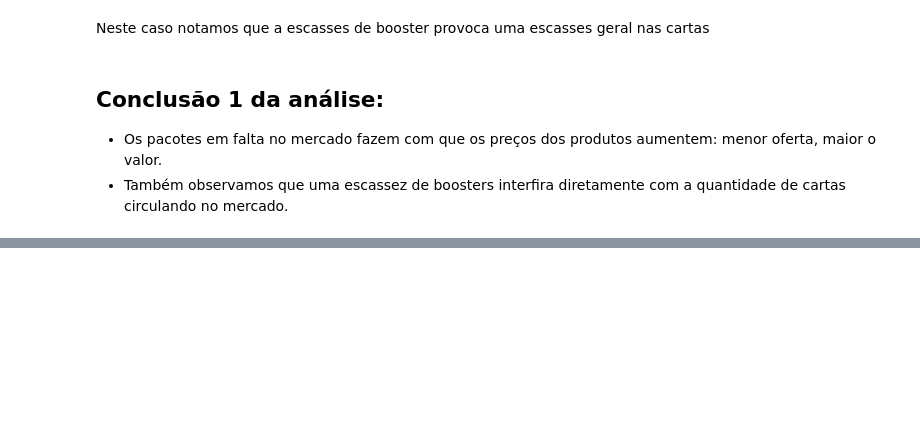
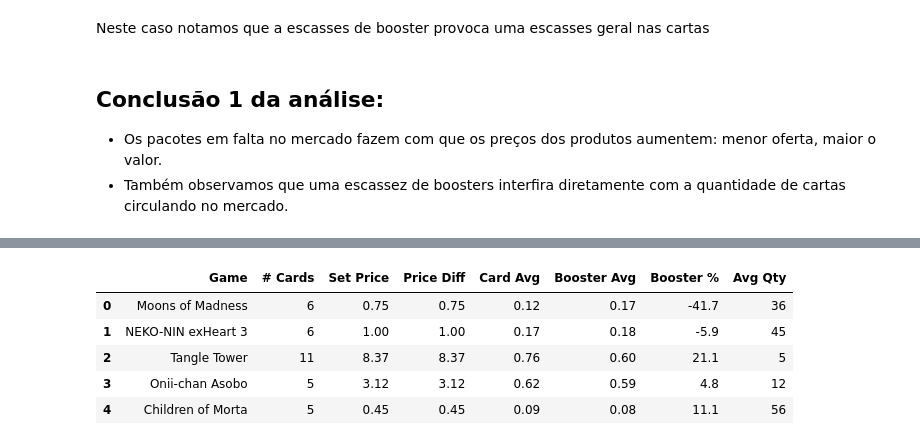
Before and after one commit to Zorug/Steam-Stuff, a Jupyter notebook: Steam_analisando_dados.ipynb, the cells around one changed output, grey strips where cells are left out. Saved outputs shown, nothing was run; the diff lists cells and outputs as text; code cells hidden in the pictures; blank space fills up the shorter version.

```diff
--- a/Steam_analisando_dados.ipynb
+++ b/Steam_analisando_dados.ipynb
@@ -103,7 +105,7 @@ Name: Booster Avg, dtype: float64
 # %% [markdown]
 9% não possuem dados de entrada de média de booster, isso acontece por eles estarem raros, não possuindo ofertas no mercado
 # %%
-dados['Existe Booster'] = ~dados['Booster Avg'].isnull()
+dados['Booster on Market'] = ~dados['Booster Avg'].isnull()
 # %%
 dados.head()
 # %% [output]
@@ -197,0 +205,10 @@ Neste caso notamos que a escasses de booster provoca uma escasses geral nas cart
+# %%
+dados_reais = dados[~dados['Booster Avg'].isnull()].drop(["Booster on Market", "AppId"], axis=1).reset_index(drop=True)
+dados_reais.head()
+# %% [output]
+|  | Game | # Cards | Set Price | Price Diff | Card Avg | Booster Avg | Booster % | Avg Qty |
+| 0 | Moons of Madness | 6 | 0.75 | 0.75 | 0.12 | 0.17 | -41.7 | 36 |
+| 1 | NEKO-NIN exHeart 3 | 6 | 1.00 | 1.00 | 0.17 | 0.18 | -5.9 | 45 |
+| 2 | Tangle Tower | 11 | 8.37 | 8.37 | 0.76 | 0.60 | 21.1 | 5 |
+| 3 | Onii-chan Asobo | 5 | 3.12 | 3.12 | 0.62 | 0.59 | 4.8 | 12 |
+| 4 | Children of Morta | 5 | 0.45 | 0.45 | 0.09 | 0.08 | 11.1 | 56 |
```
Also changed, not shown: parts of 22 cells of this notebook.
